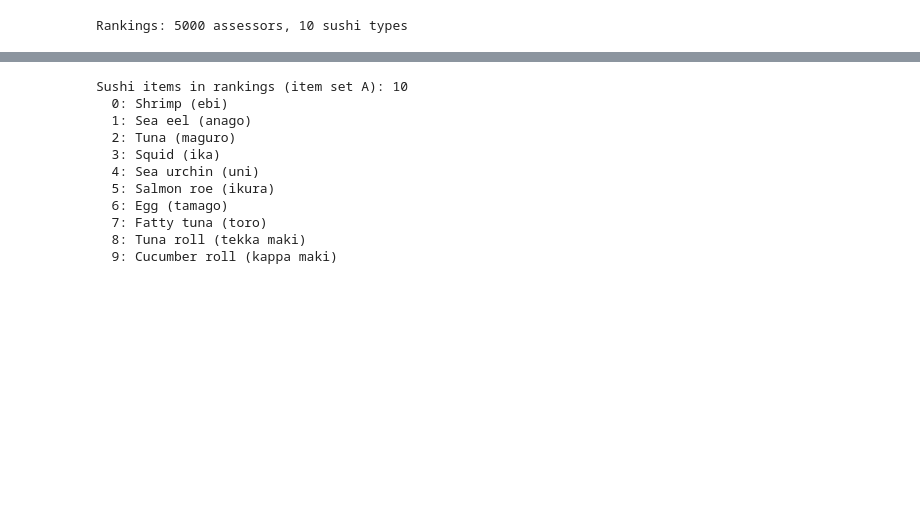
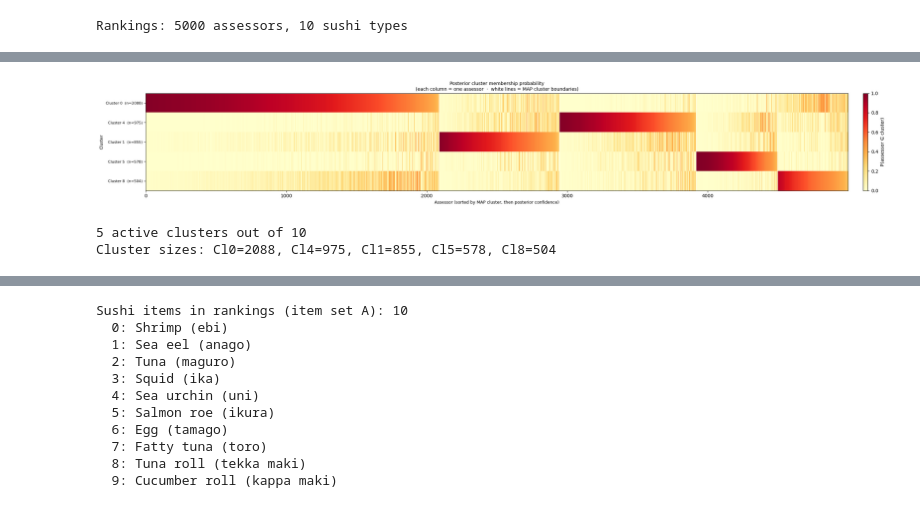
Before and after one commit to jonanord-gd/TiedBayesMallows, a Jupyter notebook: SushiRanking.ipynb, the cells around one changed output, grey strips where cells are left out. Cells and saved outputs as stored; diff of their text form; code cells hidden in the pictures; blank space fills up the shorter version.

```diff
--- a/SushiRanking.ipynb
+++ b/SushiRanking.ipynb
@@ -157,0 +1253,31 @@ Cluster 16: [[0, 1, 2, 3, 5, 6, 7, 8, 9], [4]]
+# %%
+# ── Recover K=9 clustering from the model-selection run ───────────────────────
+K_recover = 9
+samples_9 = results[K_recover]["samples"]
+
+results_9 = medoid_from_samples(
+    samples_9,
+    rankings=rankings,
+    gamma=gamma,
+    delta=delta,
+    thin=10,
+    theta_method="conditional_map",
+    min_cluster_size=10,
+)
+
+print(f"K={K_recover} cluster summary:")
+for c, res in results_9.items():
+    if not isinstance(c, int):
+        continue
+    print(f"  Cluster {c}: θ={res['theta']:.3f}, {len(res['blocks'])} blocks, "
+          f"n={res['cluster_size']}, avg_dist={res['avg_distance']:.1f}, "
+          f"ICM: {res['icm_moves']} moves in {res['icm_sweeps']} sweeps")
+
+# ── Visualise ─────────────────────────────────────────────────────────────────
+active_clusters_9, cluster_sizes_9 = plot_membership_heatmap(
+    results_9["z_map"], results_9["membership"], K_recover, title=f"K={K_recover}"
+)
+clusters_info_9 = {c: results_9[c] for c in range(K_recover) if c in results_9}
+cluster_order_9 = plot_consensus_rankings(
+    clusters_info_9, results_9["z_map"], sushi_names, rankings, K_recover, title=f"K={K_recover}"
+)
@@ -157,0 +1296,8 @@ Cluster 16: [[0, 1, 2, 3, 5, 6, 7, 8, 9], [4]]
+# %%
+active_clusters, cluster_sizes = plot_membership_heatmap(
+   results_9["z_map"], results_9["membership"], C
+)
+# %% [output]
+[figure, added]
+5 active clusters out of 10
+Cluster sizes: Cl0=2088, Cl4=975, Cl1=855, Cl5=578, Cl8=504
```
Also changed, not shown: parts of 43 cells of this notebook, 32 other files.
